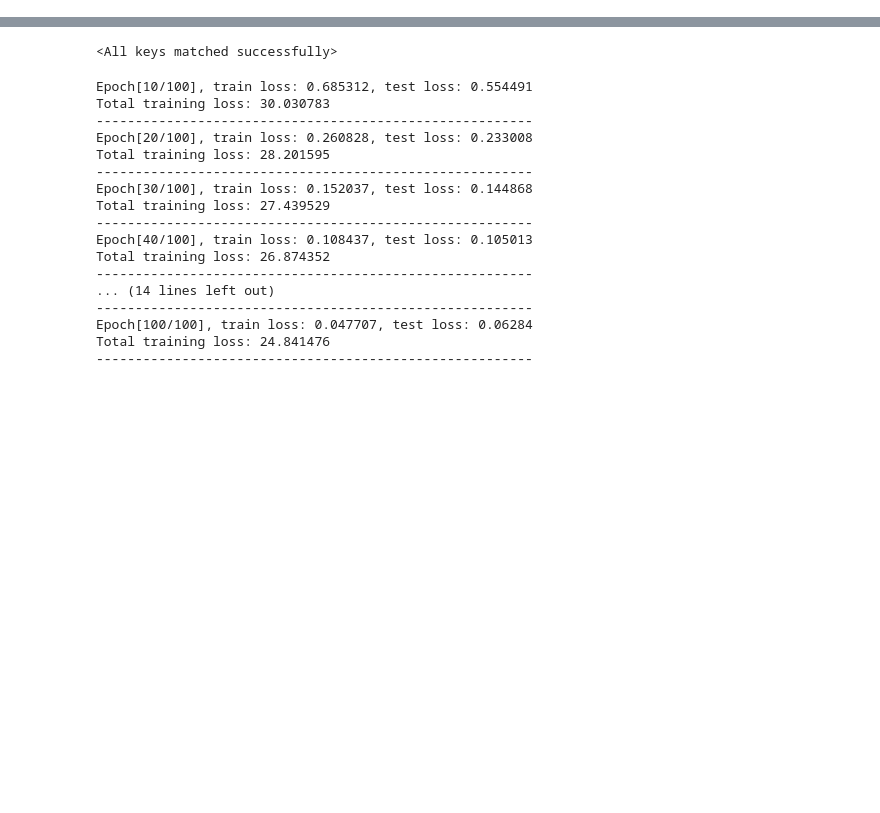
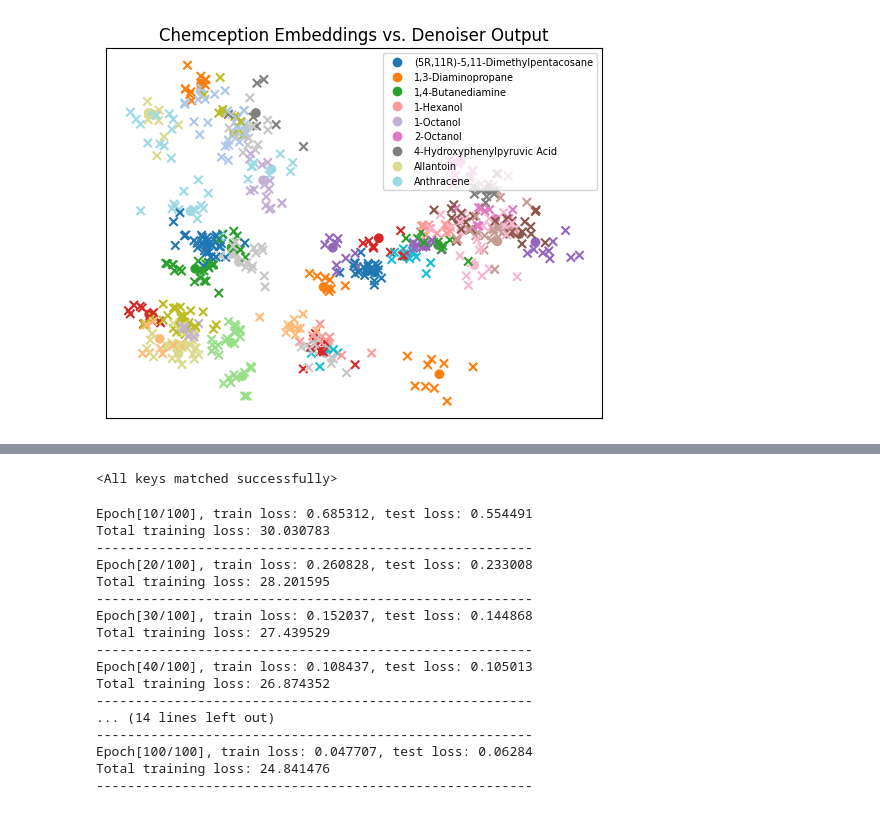
Before and after one commit to CateMerfeld/mass_spec, a Jupyter notebook: single_model/denoiser.ipynb, the cells around one changed output, grey strips where cells are left out. Cells and saved outputs as stored; diff of their text form; code cells hidden in the pictures; blank space fills up the shorter version.

```diff
--- a/single_model/denoiser.ipynb
+++ b/single_model/denoiser.ipynb
@@ -230,12 +228,12 @@ class Denoiser(nn.Module):
     # #   nn.Linear(1439, 1439),
     # )
     self.denoiser = nn.Sequential(
-      nn.Linear(1439,2123),
+      nn.Linear(1439,1439),
       nn.LeakyReLU(inplace=True),
-      nn.Linear(2123,1439),
+      nn.Linear(1439,1439),
     )
 
-    self.optimizer = torch.optim.Adam(self.parameters(), lr = .0001)
+    self.optimizer = torch.optim.AdamW(self.parameters(), lr = .0001)
     self.criterion = nn.MSELoss()
 
   def forward(self, x):
@@ -385,0 +443,5 @@ Total training loss: 26.312647
+# %%
+output_embeddings = [vec[-512:].detach().numpy() for vec in model_output]
+plot_emb_pca(embeddings, output_embeddings, output_labels, all_chemical_names)
+# %% [output]
+[figure, added]
```
Also changed, not shown: parts of 12 cells of this notebook.
